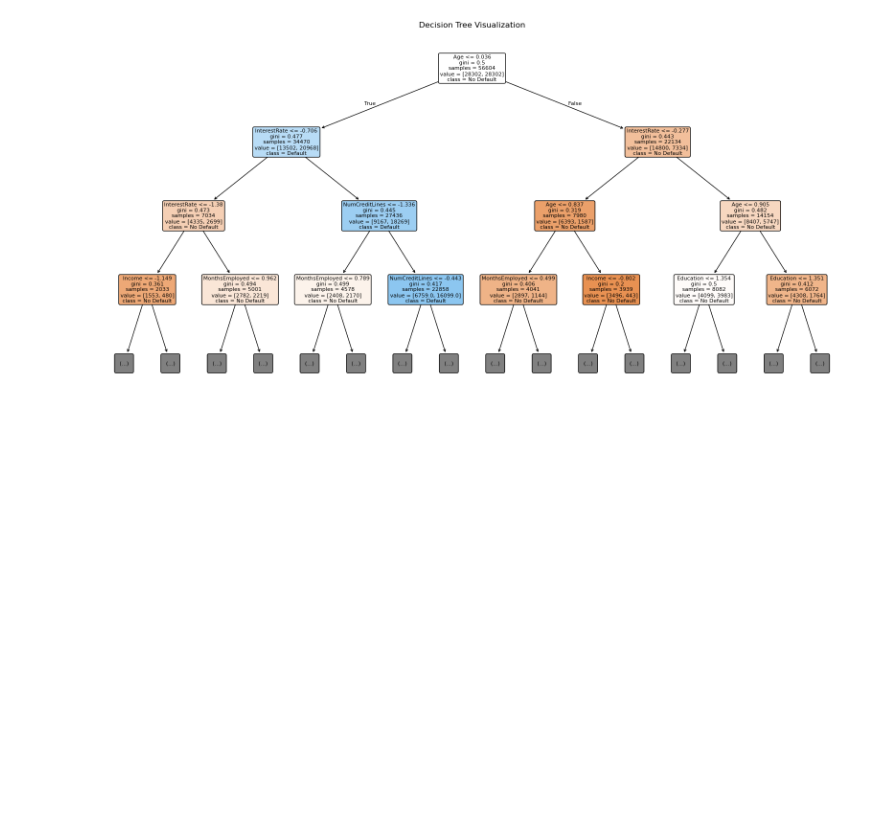
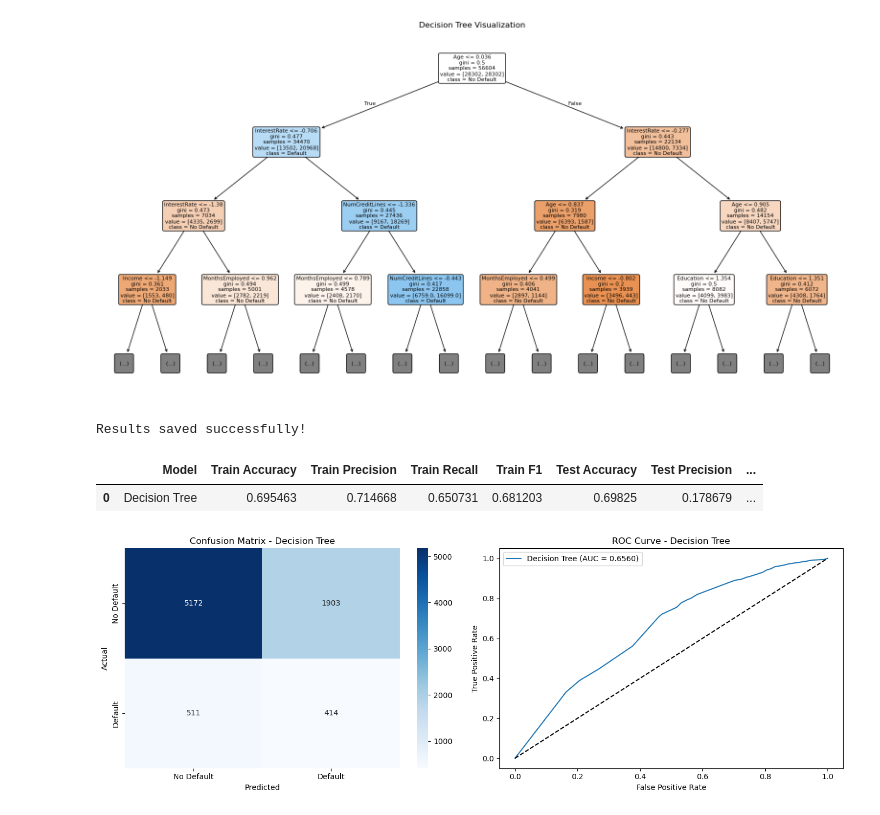
Before and after one commit to chamithusithmaka/MLproject, a Jupyter notebook: notebooks/decision_tree_model.ipynb, the cells around one changed output. Drawn from its saved outputs; the diff is of its cells as text; code cells hidden in the pictures; blank space fills up the shorter version.

Commit message:
Export Decision Tree results, plots, and summary files

```diff
--- a/notebooks/decision_tree_model.ipynb
+++ b/notebooks/decision_tree_model.ipynb
@@ -199,3 +199,51 @@ plt.title("Decision Tree Visualization")
 plt.show()
 # %% [output]
 [figure]
+# %%
+#Save the results in CSV file
+results_summary = pd.DataFrame({
+    'Model': ['Decision Tree'],
+    'Train Accuracy': [train_accuracy],
+    'Train Precision': [train_precision],
+    'Train Recall': [train_recall],
+    'Train F1': [train_f1],
+    'Test Accuracy': [test_accuracy],
+    'Test Precision': [test_precision],
+    'Test Recall': [test_recall],
+    'Test F1': [test_f1],
+    'Test ROC-AUC': [test_roc_auc]
+})
+
+results_summary.to_csv('../results/decision_tree_results.csv', index=False)
+print("Results saved successfully!")
+results_summary
+# %% [output]
+Results saved successfully!
+|  | Model | Train Accuracy | Train Precision | Train Recall | Train F1 | Test Accuracy | Test Precision | ... |
+| 0 | Decision Tree | 0.695463 | 0.714668 | 0.650731 | 0.681203 | 0.69825 | 0.178679 | ... |
+# %%
+#Save confusion matrix and ROC curve image
+fig, axes = plt.subplots(1, 2, figsize=(14, 5))
+
+# Confusion Matrix
+sns.heatmap(cm, annot=True, fmt='d', cmap='Blues',
+            xticklabels=['No Default', 'Default'],
+            yticklabels=['No Default', 'Default'],
+            ax=axes[0])
+axes[0].set_title('Confusion Matrix - Decision Tree')
+axes[0].set_xlabel('Predicted')
+axes[0].set_ylabel('Actual')
+
+# ROC Curve
+axes[1].plot(fpr, tpr, label=f'Decision Tree (AUC = {test_roc_auc:.4f})')
+axes[1].plot([0, 1], [0, 1], 'k--')
+axes[1].set_title('ROC Curve - Decision Tree')
+axes[1].set_xlabel('False Positive Rate')
+axes[1].set_ylabel('True Positive Rate')
+axes[1].legend()
+
+plt.tight_layout()
+plt.savefig('../results/decision_tree_evaluation.png', dpi=300, bbox_inches='tight')
+plt.show()
+# %% [output]
+[figure, added]
```
Also changed, not shown: parts of 2 cells of this notebook, 4 other files.
